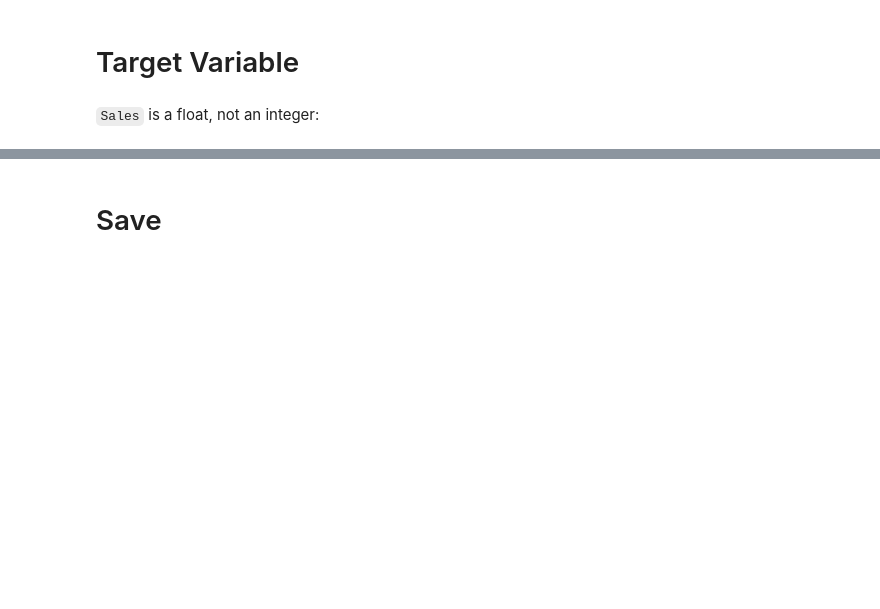
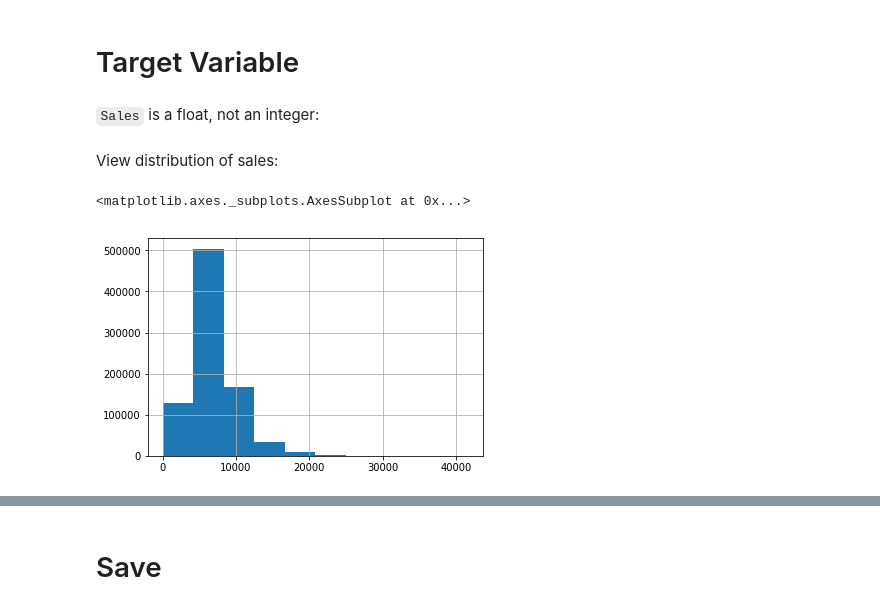
Before and after one commit to hsm207/rossmann-tf, a Jupyter notebook: notebooks/02_EDA.ipynb, the cells around one changed output, grey strips where cells are left out. Drawn from its saved outputs; the diff is of its cells as text; code cells hidden in the pictures; blank space fills up the shorter version.

Commit message:
Visualize distribution of target variable

```diff
--- a/notebooks/02_EDA.ipynb
+++ b/notebooks/02_EDA.ipynb
@@ -464,3 +464,10 @@ for column in obj_columns:
 `Sales` is a float, not an integer:
 # %%
 train_df['Sales'] = train_df['Sales'].astype(np.float32)
+# %% [markdown]
+View distribution of sales:
+# %%
+train_df['Sales'].hist()
+# %% [output]
+<matplotlib.axes._subplots.AxesSubplot at 0x...>
+[figure, added]
```
Also changed, not shown: parts of 1 cell of this notebook.
